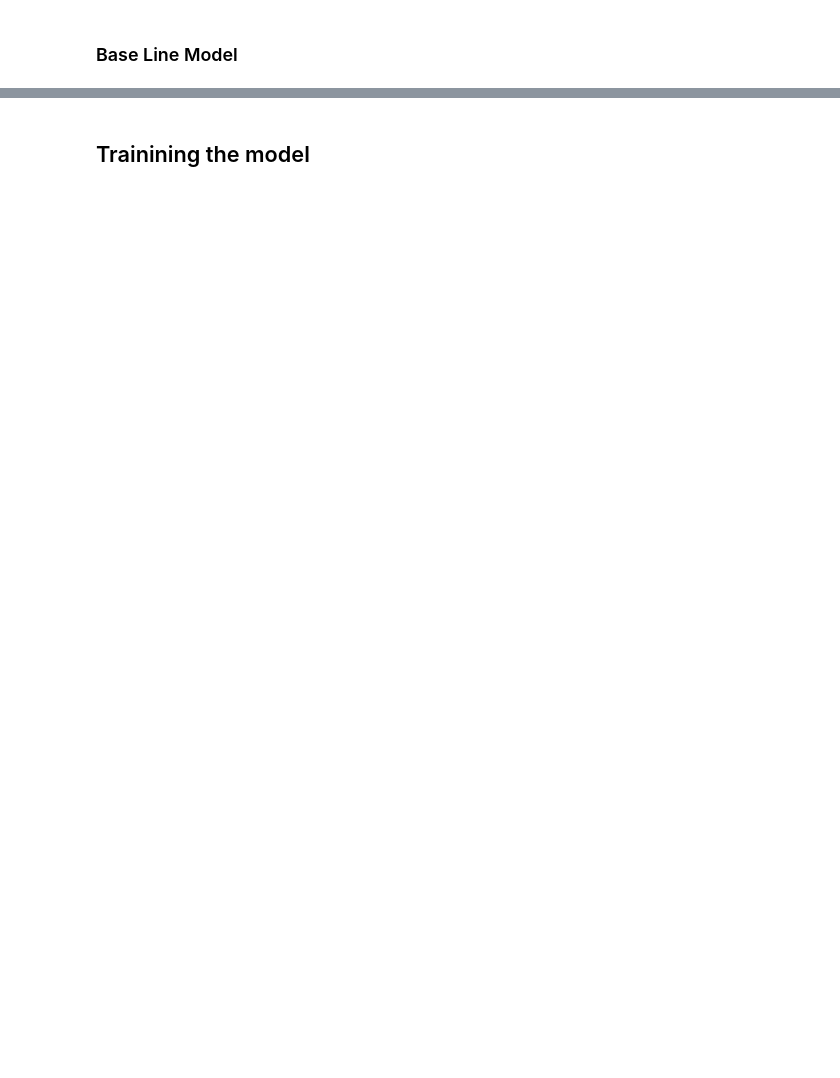
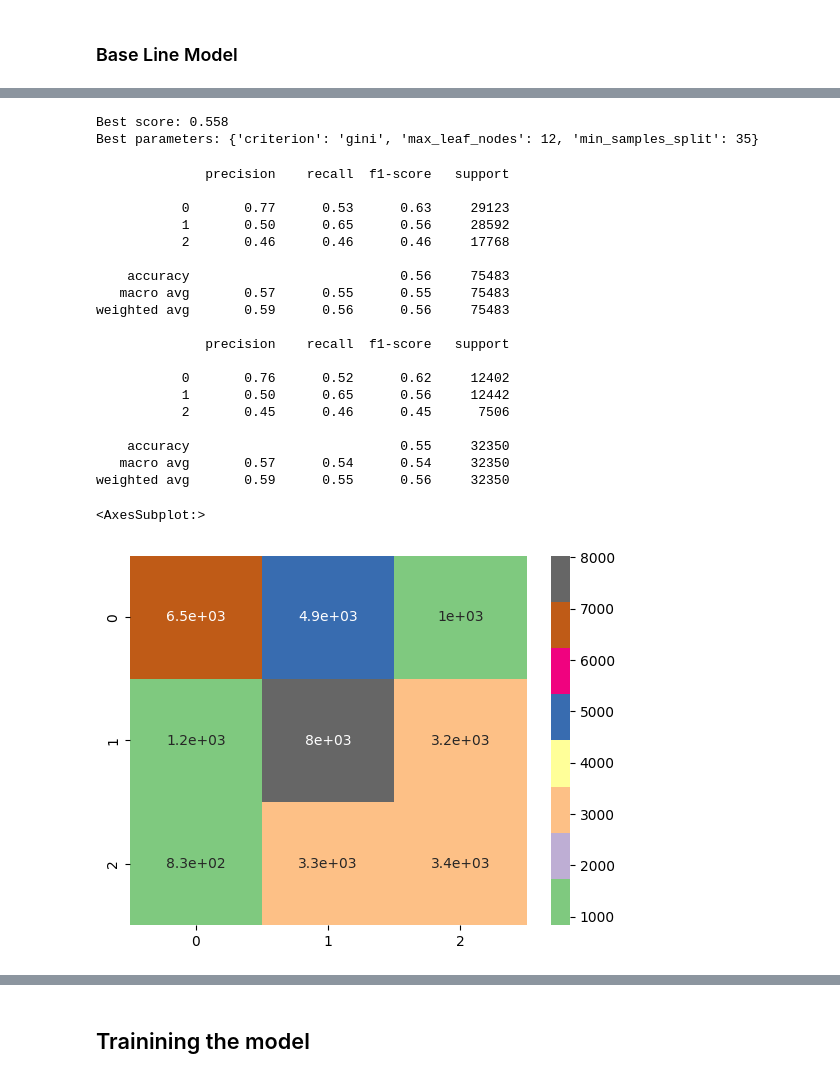
Before and after one commit to edierik/ml_project_flight_delay, a Jupyter notebook: EDA_Modeling_Flight_Delay.ipynb, the cells around one changed output, grey strips where cells are left out. Cells and saved outputs as stored; diff of their text form; code cells hidden in the pictures; blank space fills up the shorter version.

```diff
--- a/EDA_Modeling_Flight_Delay.ipynb
+++ b/EDA_Modeling_Flight_Delay.ipynb
@@ -647,0 +1185,16 @@ sns.heatmap(cm, cmap='YlGnBu', annot=True, fmt='d', linewidths=.5);
+# %%
+#find the best parameters with grid search
+
+# Defining parameter grid (as dictionary)
+param_grid = {"max_leaf_nodes" : [8,9,10,11,12], #this actually defines the model you use
+              "criterion" : ['gini','entropy'],
+              "min_samples_split" : [35,40,45,50]
+             }
+
+# Instantiate gridsearch and define the metric to optimize
+gs = GridSearchCV(DecisionTreeClassifier(), param_grid, scoring='accuracy',
+                  cv=5, verbose=5, n_jobs=-1)
+
+# Fit gridsearch object to data.. also lets see how long it takes
+
+gs.fit(X_train_scaled, y_train)
@@ -647,0 +1224,40 @@ sns.heatmap(cm, cmap='YlGnBu', annot=True, fmt='d', linewidths=.5);
+# %%
+dec_tree_best=gs.best_estimator_
+y_pred_train_best = dec_tree_best.predict(X_train_scaled)
+y_pred_test_best=dec_tree_best.predict(X_test_scaled)
+
+# Best score
+print('Best score:', round(gs.best_score_, 3))
+
+# Best parameters
+print('Best parameters:', gs.best_params_)
+# %% [output]
+Best score: 0.558
+Best parameters: {'criterion': 'gini', 'max_leaf_nodes': 12, 'min_samples_split': 35}
+# %%
+print(classification_report(y_train,y_pred_train_best))
+print(classification_report(y_test,y_pred_test_best))
+
+sns.heatmap(confusion_matrix(y_test, y_pred_test_best),cmap='Accent', annot=True)
+# %% [output]
+              precision    recall  f1-score   support
+
+           0       0.77      0.53      0.63     29123
+           1       0.50      0.65      0.56     28592
+           2       0.46      0.46      0.46     17768
+
+    accuracy                           0.56     75483
+   macro avg       0.57      0.55      0.55     75483
+weighted avg       0.59      0.56      0.56     75483
+
+              precision    recall  f1-score   support
+
+           0       0.76      0.52      0.62     12402
+           1       0.50      0.65      0.56     12442
+           2       0.45      0.46      0.45      7506
+
+    accuracy                           0.55     32350
+   macro avg       0.57      0.54      0.54     32350
+weighted avg       0.59      0.55      0.56     32350
+<AxesSubplot:>
+[figure, added]
```
Also changed, not shown: parts of 67 cells of this notebook.
